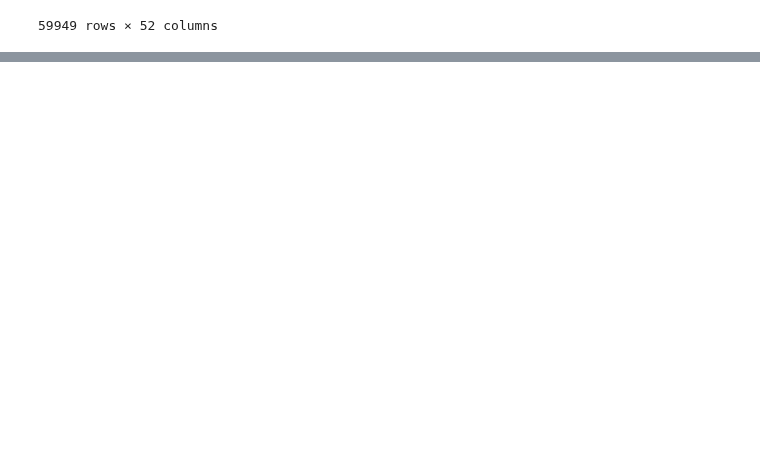
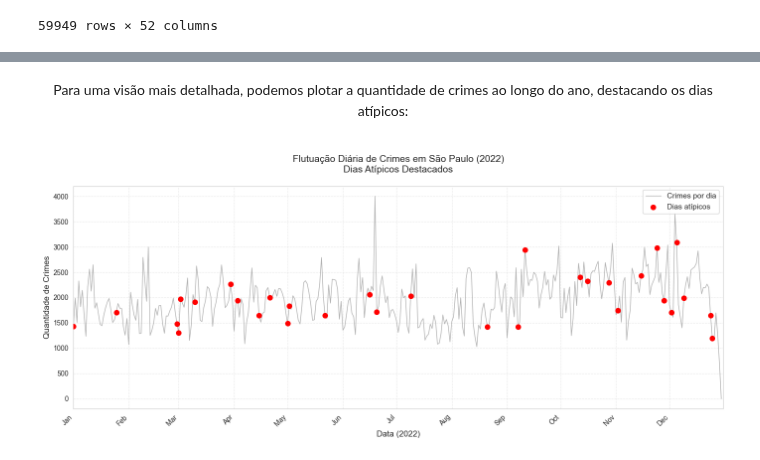
Before and after one commit to Matheuskpds/Ciencia-de-Dados-Projeto-TP, a Jupyter notebook: main.ipynb, the cells around one changed output, grey strips where cells are left out. Cells and saved outputs as stored; diff of their text form; code cells hidden in the pictures; blank space fills up the shorter version.

```diff
--- a/main.ipynb
+++ b/main.ipynb
@@ -158,0 +643,53 @@ df_atipico
+# %% [markdown]
+<div style = "text-align: center;">
+<p>Para uma visão mais detalhada, podemos plotar a quantidade de crimes ao longo do ano, destacando os dias atípicos:</p>
+</div>
+# %%
+import matplotlib.dates as mdates
+
+# Agrupar crimes por data
+crimes_por_data = df.groupby('DATA_OCORRENCIA').size().reset_index(name='TOTAL_CRIMES')
+
+# Identificar dias atípicos no DataFrame
+crimes_por_data['DIA_ATIPICO'] = crimes_por_data['DATA_OCORRENCIA'].isin(eventos_dates)
+
+# Configurar o gráfico
+plt.figure(figsize=(14, 6))
+
+# Gráfico de linha principal
+plt.plot(crimes_por_data['DATA_OCORRENCIA'],
+         crimes_por_data['TOTAL_CRIMES'],
+         label='Crimes por dia',
+         color='gray',
+         alpha=0.6,
+         linewidth=1)
+
+# Destacar dias atípicos
+dias_atipicos = crimes_por_data[crimes_por_data['DIA_ATIPICO'] == True]
+plt.scatter(dias_atipicos['DATA_OCORRENCIA'],
+            dias_atipicos['TOTAL_CRIMES'],
+            color='red',
+            label='Dias atípicos',
+            zorder=5,
+            s=50)  # tamanho dos pontos
+
+# Configurar limites do eixo x para 2022
+plt.xlim([pd.to_datetime('2022-01-01'), pd.to_datetime('2022-12-31')])
+
+# Formatar eixo x para mostrar meses
+plt.gca().xaxis.set_major_locator(mdates.MonthLocator())
+plt.gca().xaxis.set_major_formatter(mdates.DateFormatter('%b'))  # Nomes curtos dos meses
+
+# Adicionar detalhes
+plt.xlabel('Data (2022)', fontsize=12)
+plt.ylabel('Quantidade de Crimes', fontsize=12)
+plt.title('Flutuação Diária de Crimes em São Paulo (2022)\nDias Atípicos Destacados', fontsize=14, pad=20)
+plt.legend(fontsize=11)
+plt.grid(linestyle='--', alpha=0.4)
+
+# Melhorar a legibilidade das datas
+plt.xticks(rotation=45, ha='right')
+plt.tight_layout()
+plt.show()
+# %% [output]
+[figure, added]
```
Also changed, not shown: parts of 43 cells of this notebook.
